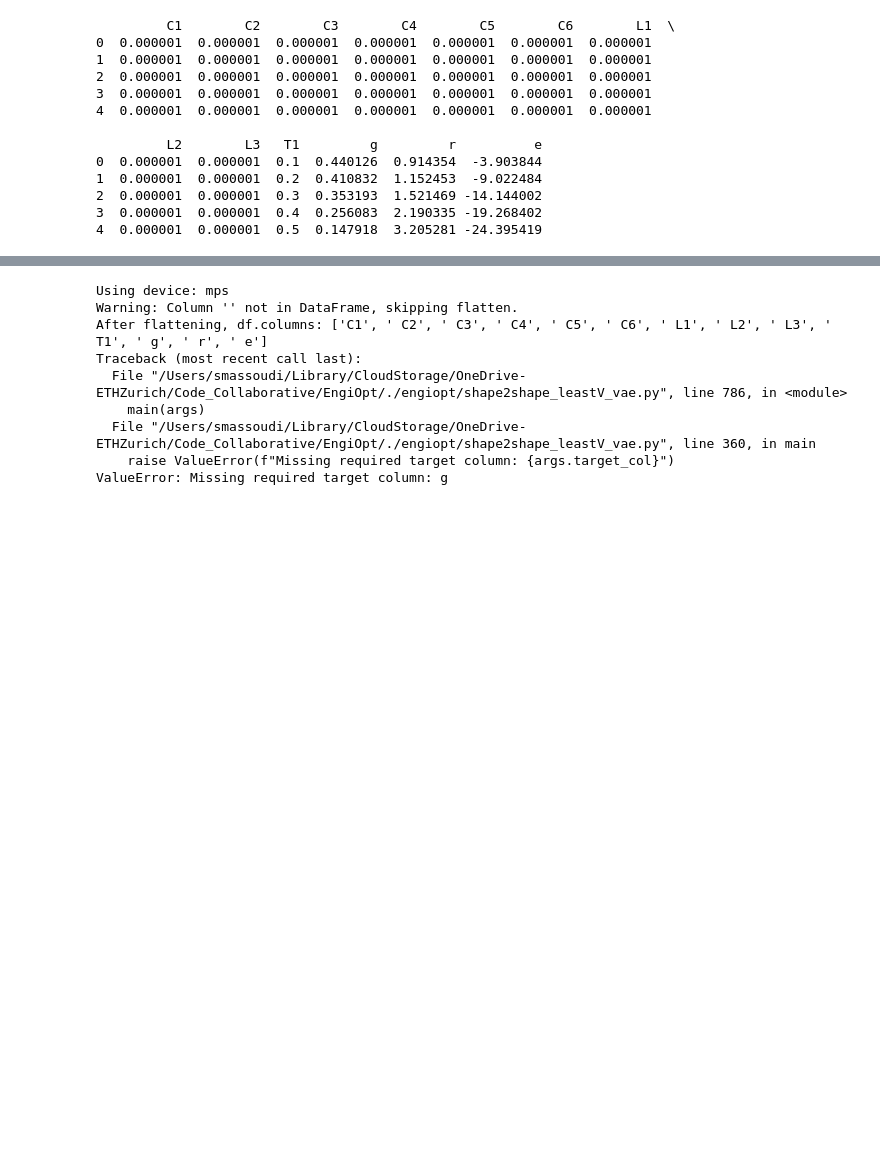
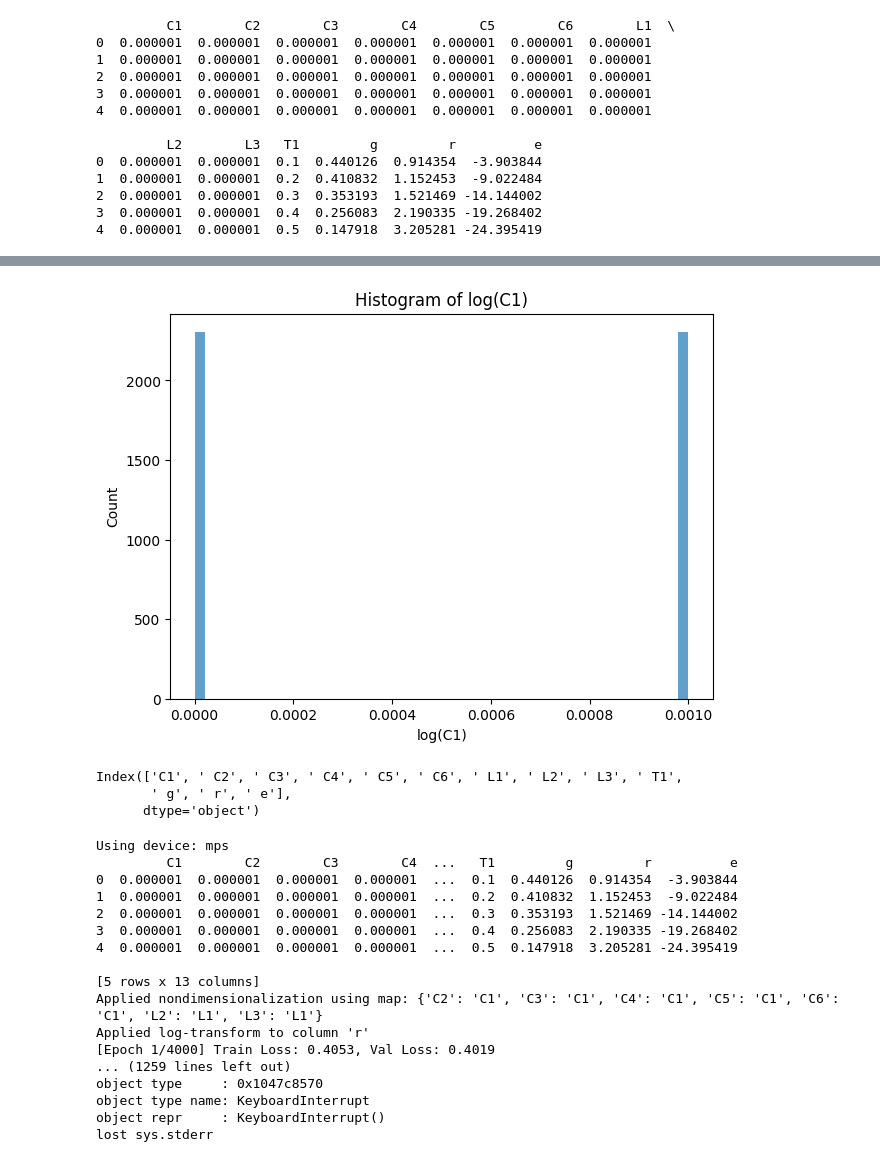
Before and after one commit to Psych17101/EngiOpt, a Jupyter notebook: tutorial_ann_tabular_regression.ipynb, the cells around one changed output, grey strips where cells are left out. Saved outputs shown, nothing was run; the diff lists cells and outputs as text; code cells hidden in the pictures; blank space fills up the shorter version.

```diff
--- a/tutorial_ann_tabular_regression.ipynb
+++ b/tutorial_ann_tabular_regression.ipynb
@@ -519,18 +567,42 @@ print(df.head())
+# %%
+import numpy as np
+import matplotlib.pyplot as plt
+
+# Compute log(r + 1e-8)
+log_r = df[' L3']
+
+# Histogram
+plt.figure(figsize=(7, 5))
+plt.hist(log_r, bins=50, alpha=0.7)
+plt.xlabel("log(C1)")
+plt.ylabel("Count")
+plt.title("Histogram of log(C1)")
+plt.show()
+# %% [output]
+[figure, added]
+# %%
+df.columns
+# %% [output]
+Index(['C1', ' C2', ' C3', ' C4', ' C5', ' C6', ' L1', ' L2', ' L3', ' T1',
+       ' g', ' r', ' e'],
+      dtype='object')
 # %%
 !python ./engiopt/shape2shape_leastV_vae.py \
     --data_dir "../EngiOpt/data" \
     --data_input "power_electronics_v0_1.csv" \
-    --init_col "C1" \
-    --opt_col "C1" \
-    --target_col "g" \
-    --params_cols '["C1","C2","C3","C4","C5","C6","L1","L2","L3","T1"]' \
-    --flatten_columns '[""]' \
+    --init_col "" \
+    --opt_col "" \
+    --target_col "r" \
+    --log_target \
+    --params_cols '["C1","C2","C3","C4","C5","C6","L1","L2","L3","T1", "g"]' \
+    --nondim_map '{"C2": "C1", "C3": "C1", "C4": "C1", "C5": "C1", "C6": "C1", "L2": "L1", "L3": "L1"}' \
+    --strip_column_spaces \
+    --flatten_columns "[]" \
     --lambda_lv 1e-2 \
-    --learning_rate 1e-4 \
-    --gamma 1.0 \
+    --learning_rate 5e-5 \
     --no-structured \
     --hidden_layers 3 \
-    --hidden_size 32 \
+    --hidden_size 64 \
     --latent_dim 8 \
     --n_epochs 4000 \
     --batch_size 32 \
@@ -543,11 +615,19 @@ print(df.head())
     --test_model
 # %% [output]
 Using device: mps
-Warning: Column '' not in DataFrame, skipping flatten.
-After flattening, df.columns: ['C1', ' C2', ' C3', ' C4', ' C5', ' C6', ' L1', ' L2', ' L3', ' T1', ' g', ' r', ' e']
-Traceback (most recent call last):
-  File "/Users/smassoudi/Library/CloudStorage/OneDrive-ETHZurich/Code_Collaborative/EngiOpt/./engiopt/shape2shape_leastV_vae.py", line 786, in <module>
-    main(args)
-  File "/Users/smassoudi/Library/CloudStorage/OneDrive-ETHZurich/Code_Collaborative/EngiOpt/./engiopt/shape2shape_leastV_vae.py", line 360, in main
-    raise ValueError(f"Missing required target column: {args.target_col}")
-ValueError: Missing required target column: g
+         C1        C2        C3        C4  ...   T1         g         r          e
+0  0.000001  0.000001  0.000001  0.000001  ...  0.1  0.440126  0.914354  -3.903844
+1  0.000001  0.000001  0.000001  0.000001  ...  0.2  0.410832  1.152453  -9.022484
+2  0.000001  0.000001  0.000001  0.000001  ...  0.3  0.353193  1.521469 -14.144002
+3  0.000001  0.000001  0.000001  0.000001  ...  0.4  0.256083  2.190335 -19.268402
+4  0.000001  0.000001  0.000001  0.000001  ...  0.5  0.147918  3.205281 -24.395419
+
+[5 rows x 13 columns]
+Applied nondimensionalization using map: {'C2': 'C1', 'C3': 'C1', 'C4': 'C1', 'C5': 'C1', 'C6': 'C1', 'L2': 'L1', 'L3': 'L1'}
+Applied log-transform to column 'r'
+[Epoch 1/4000] Train Loss: 0.4053, Val Loss: 0.4019
+... (1259 lines left out)
+object type     : 0x1047c8570
+object type name: KeyboardInterrupt
+object repr     : KeyboardInterrupt()
+lost sys.stderr
```
Also changed, not shown: parts of 6 cells of this notebook, 2 other files.
